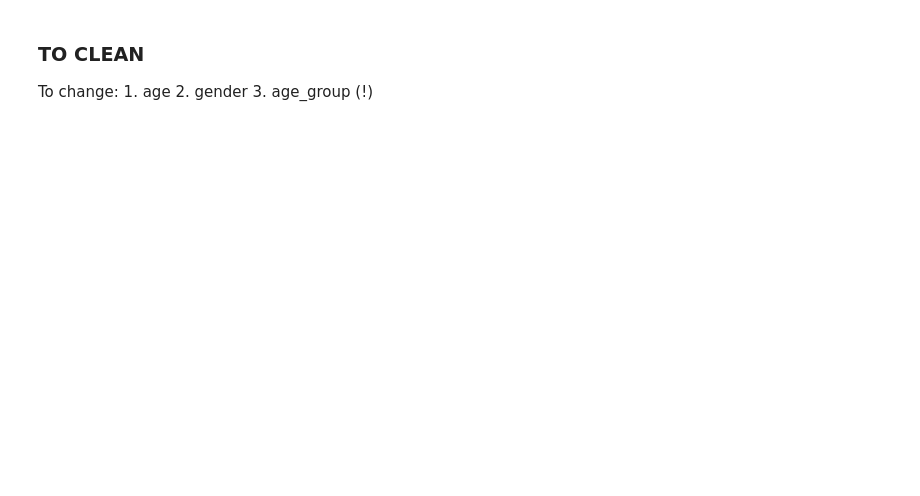
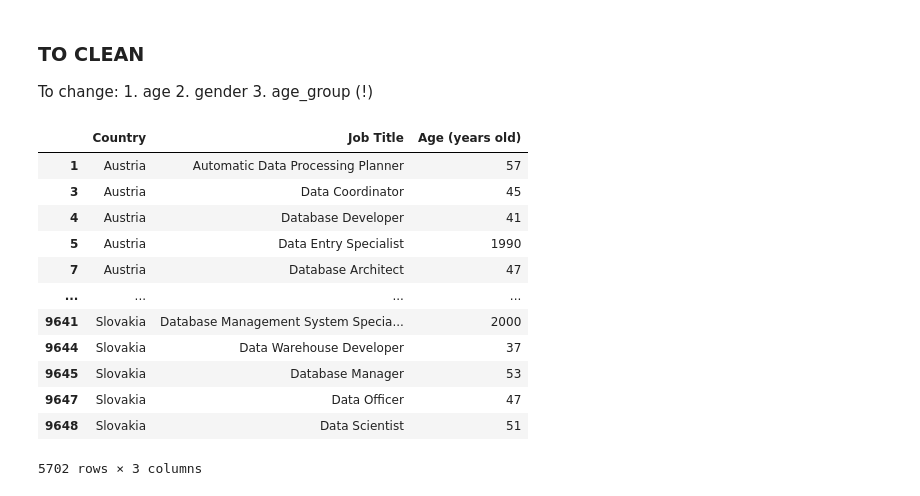
Before and after one commit to gojuangu/ih_datamadpt0420_project_m1, a Jupyter notebook: notebooks/cleaning_data.ipynb, the cells around one changed output. Cells and saved outputs as stored; diff of their text form; code cells hidden in the pictures; blank space fills up the shorter version.

Commit message:
cleaning-data

```diff
--- a/notebooks/cleaning_data.ipynb
+++ b/notebooks/cleaning_data.ipynb
@@ -18,3 +18,0 @@ def get_info():
-# %%
-df = get_info()
-df.head()
@@ -49,3 +60,37 @@ To change:
     1. age
     2. gender
     3. age_group (!)
+# %%
+from sqlalchemy import create_engine
+import pandas as pd
+import re
+from functools import reduce
+def get_all_data():
+    df = pd.read_csv('/home/juan/IronHack/ih_datamadpt0420_project_m1/data/raw/all_data_merged.csv')
+    return df
+# %%
+df = get_all_data()
+# %%
+### NAMES - 2
+
+def clean_col(df):
+    df.rename(columns={'English short name (using title case)': 'Country', 'title': 'Job Title', 'age': 'Age (years old)'}, inplace=True)
+    df_2 = df[df['Job Title'].notna()]
+    df_3 = df_2[['Country', 'Job Title', 'Age (years old)']]
+    return df_3
+# %%
+clean_col(df)
+# %% [output]
+|  | Country | Job Title | Age (years old) |
+| 1 | Austria | Automatic Data Processing Planner | 57 |
+| 3 | Austria | Data Coordinator | 45 |
+| 4 | Austria | Database Developer | 41 |
+| 5 | Austria | Data Entry Specialist | 1990 |
+| 7 | Austria | Database Architect | 47 |
+| ... | ... | ... | ... |
+| 9641 | Slovakia | Database Management System Specia... | 2000 |
+| 9644 | Slovakia | Data Warehouse Developer | 37 |
+| 9645 | Slovakia | Database Manager | 53 |
+| 9647 | Slovakia | Data Officer | 47 |
+| 9648 | Slovakia | Data Scientist | 51 |
+5702 rows × 3 columns
```
Also changed, not shown: parts of 8 cells of this notebook, 6 other files.
